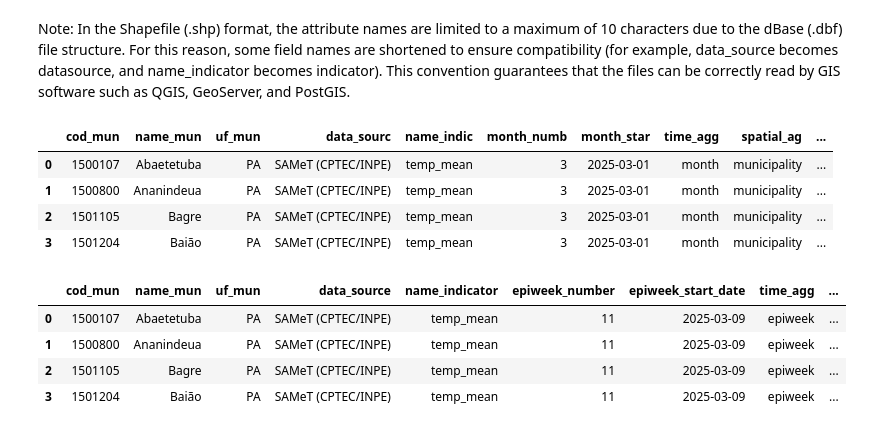
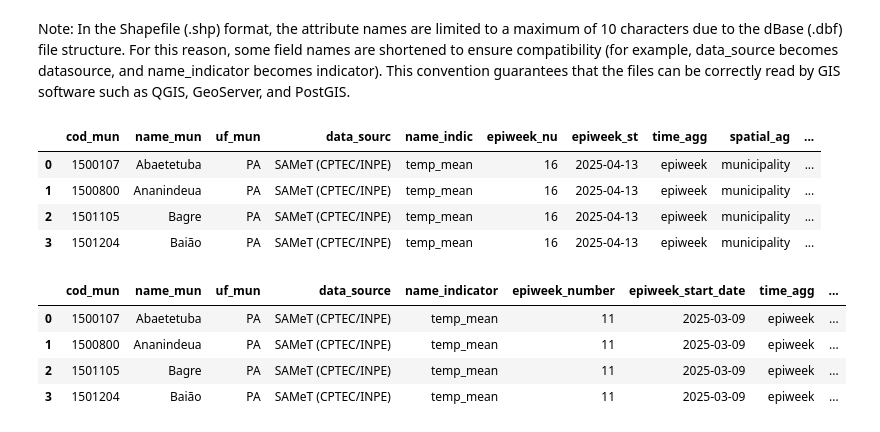
Before and after one commit to Harmonize-Brazil/code-gallery, a Jupyter notebook: jupyter/events/2025-Harmonize-Annual-Meeting/cube4health_climate_indicator_processing.ipynb, the cells around one changed output. Saved outputs shown, nothing was run; the diff lists cells and outputs as text; code cells hidden in the pictures.

```diff
--- a/jupyter/events/2025-Harmonize-Annual-Meeting/cube4health_climate_indicator_processing.ipynb
+++ b/jupyter/events/2025-Harmonize-Annual-Meeting/cube4health_climate_indicator_processing.ipynb
@@ -677,17 +689,17 @@ Note: In the Shapefile (.shp) format, the attribute names are limited to a maxim
 # %%
 import geopandas as gpd
 
 # Load shapefile
-gdf = gpd.read_file("samet-data/temperature/output_climate_dir/temp_mean_NO_mun_month_cptec/shapefiles/2025-03-01/temp_mean_NO_mun_month_20250301_20250331.shp")
+gdf = gpd.read_file("dataset/temperature/output_climate_dir/temp_mean_NO_mun_epiweek_cptec/shapefiles/2025-04-13/temp_mean_NO_mun_epiweek_20250413_20250419.shp")
 
 # Print first 4 rows
 gdf.head(4)
 # %% [output]
-|  | cod_mun | name_mun | uf_mun | data_sourc | name_indic | month_numb | month_star | time_agg | spatial_ag | ... |
-| 0 | 1500107 | Abaetetuba | PA | SAMeT (CPTEC/INPE) | temp_mean | 3 | 2025-03-01 | month | municipality | ... |
-| 1 | 1500800 | Ananindeua | PA | SAMeT (CPTEC/INPE) | temp_mean | 3 | 2025-03-01 | month | municipality | ... |
-| 2 | 1501105 | Bagre | PA | SAMeT (CPTEC/INPE) | temp_mean | 3 | 2025-03-01 | month | municipality | ... |
-| 3 | 1501204 | Baião | PA | SAMeT (CPTEC/INPE) | temp_mean | 3 | 2025-03-01 | month | municipality | ... |
+|  | cod_mun | name_mun | uf_mun | data_sourc | name_indic | epiweek_nu | epiweek_st | time_agg | spatial_ag | ... |
+| 0 | 1500107 | Abaetetuba | PA | SAMeT (CPTEC/INPE) | temp_mean | 16 | 2025-04-13 | epiweek | municipality | ... |
+| 1 | 1500800 | Ananindeua | PA | SAMeT (CPTEC/INPE) | temp_mean | 16 | 2025-04-13 | epiweek | municipality | ... |
+| 2 | 1501105 | Bagre | PA | SAMeT (CPTEC/INPE) | temp_mean | 16 | 2025-04-13 | epiweek | municipality | ... |
+| 3 | 1501204 | Baião | PA | SAMeT (CPTEC/INPE) | temp_mean | 16 | 2025-04-13 | epiweek | municipality | ... |
 # %%
 import geopandas as gpd
 
```
Also changed, not shown: parts of 11 cells of this notebook.
